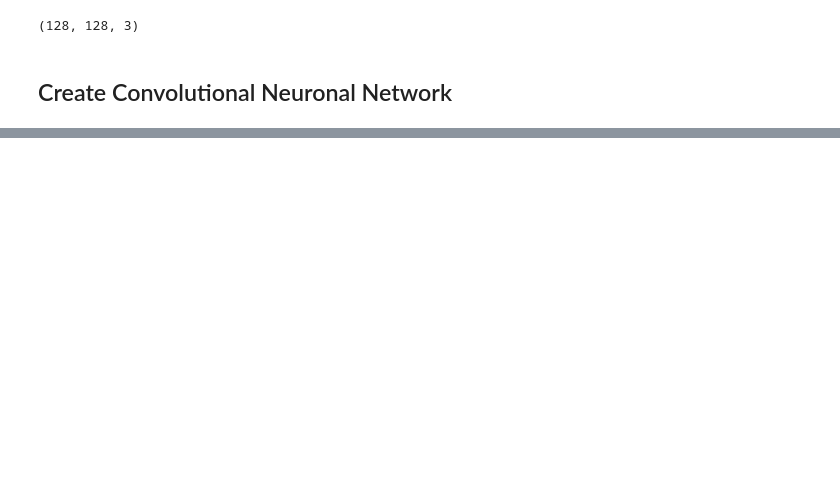
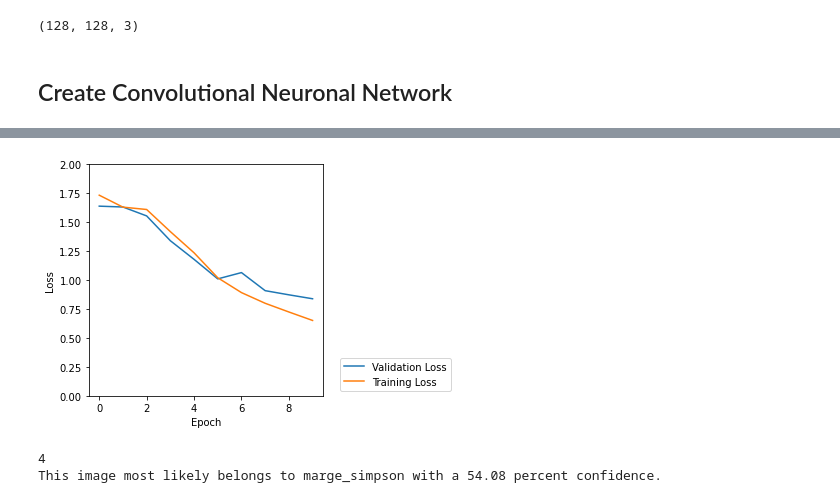
Before and after one commit to ToKoSoftware/dhbw-data-analytics, a Jupyter notebook: simpsons.ipynb, the cells around one changed output, grey strips where cells are left out. Saved outputs shown, nothing was run; the diff lists cells and outputs as text; code cells hidden in the pictures; blank space fills up the shorter version.

Commit message:
* Run prediction

```diff
--- a/simpsons.ipynb
+++ b/simpsons.ipynb
@@ -240,0 +258,11 @@ test_loss, test_acc = model.evaluate(test_images, test_labels, verbose=2)
+# %%
+plt.plot(history.history['val_loss'], label='Validation Loss')
+plt.plot(history.history['loss'], label='Training Loss')
+plt.xlabel('Epoch')
+plt.ylabel('Loss')
+plt.ylim([0, 2])
+plt.legend(loc='lower left', bbox_to_anchor=(1.05, 0))
+plt.tight_layout()
+plt.savefig("loss.png", dpi=300)
+test_loss, test_acc = model.evaluate(test_images, test_labels, verbose=2)
+# %% [output]
@@ -240,0 +270,32 @@ test_loss, test_acc = model.evaluate(test_images, test_labels, verbose=2)
+[figure, added]
+# %%
+prediction_images = []
+
+current_character_picture = Image.open(directories["dataset"] + "marge_simpson/pic_0000.jpg")  # load picture
+img = current_character_picture.resize(size=(standard_resolution, standard_resolution),
+                                       resample=resampling_algorithm)  # todo decide on resampling algorithm
+img = np.asarray(img)
+im = np.array(img)
+
+im = im / 255.0
+img_array = tf.expand_dims(im, 0) # Create a batch
+
+predictions = model.predict(img_array)
+score = tf.nn.softmax(predictions[0])
+
+#print(predictions[0])
+#print(score)
+
+#print(100 * np.max(score))
+
+
+print(np.argmax(predictions))
+#print([labels[i] for i,prob in enumerate(predictions) if prob > 0.5])
+
+print(
+    "This image most likely belongs to {} with a {:.2f} percent confidence."
+    .format(encoded_labels.inverse_transform([np.argmax(score)])[0], 100 * np.max(score))
+)
+# %% [output]
+4
+This image most likely belongs to marge_simpson with a 54.08 percent confidence.
```
Also changed, not shown: parts of 10 cells of this notebook.
